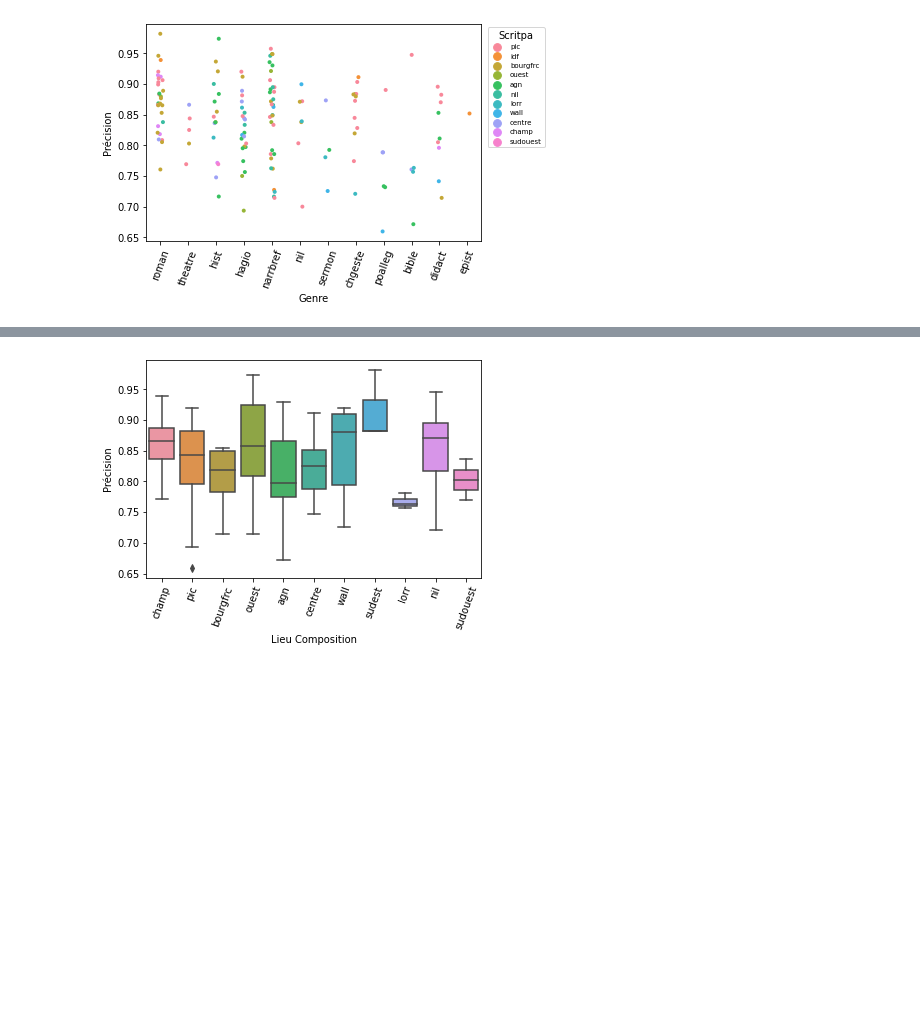
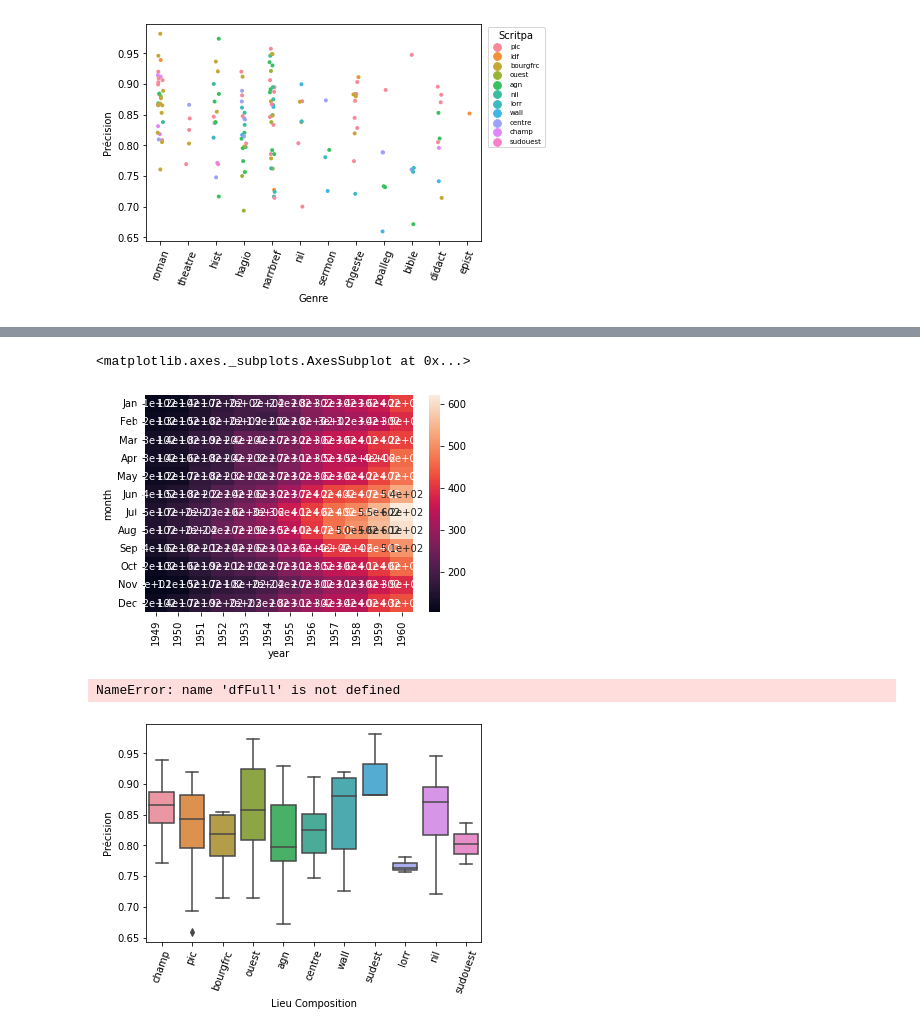
Before and after one commit to LucenceIng/evaluationModeleCILPR, a Jupyter notebook: scriptRepartitionScores.ipynb, the cells around one changed output, grey strips where cells are left out. Saved outputs shown, nothing was run; the diff lists cells and outputs as text; code cells hidden in the pictures; blank space fills up the shorter version.

```diff
--- a/scriptRepartitionScores.ipynb
+++ b/scriptRepartitionScores.ipynb
@@ -183,3 +173,8 @@ plt.ylabel('Précision')
 plt.savefig('visualisationsv2/scatterplots/tidyLex/LemmaAccGenreLieuMS.png', dpi=300, transparent=False,bbox_inches='tight')
 # %% [output]
 [figure]
+# %%
+# Démo
+flights = sns.load_dataset("flights")
+df = flights.pivot("month", "year", "passengers")
+df
@@ -186,3 +196,15 @@ plt.savefig('visualisationsv2/scatterplots/tidyLex/LemmaAccGenreLieuMS.png', dpi
+# %%
+# df.loc[(df.sum(axis=1) > 4000), (df.sum(axis=0) > 4000)]
+sns.heatmap(df, annot=True)
+# %% [output]
+<matplotlib.axes._subplots.AxesSubplot at 0x...>
+[figure, added]
+# %%
+df = dfFull.pivot("genreType", "lieuManuscritType", "accuracy")
+# on restreint aux classes d'effectif au moins 5, et on trace
+sns.heatmap(df.loc[(df.sum(axis=1) > 4), (df.sum(axis=0) > 4)], annot=True)
+# %% [output]
+NameError: name 'dfFull' is not defined
 # %%
 ##boxplot
 plt.xticks(rotation=70)
```
Also changed, not shown: parts of 7 cells of this notebook, 5 other files.
